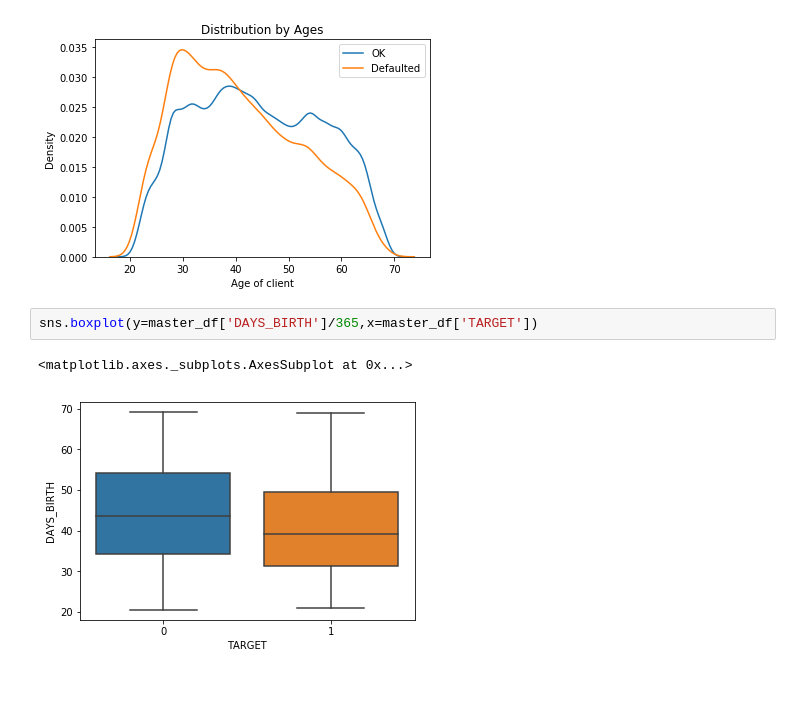
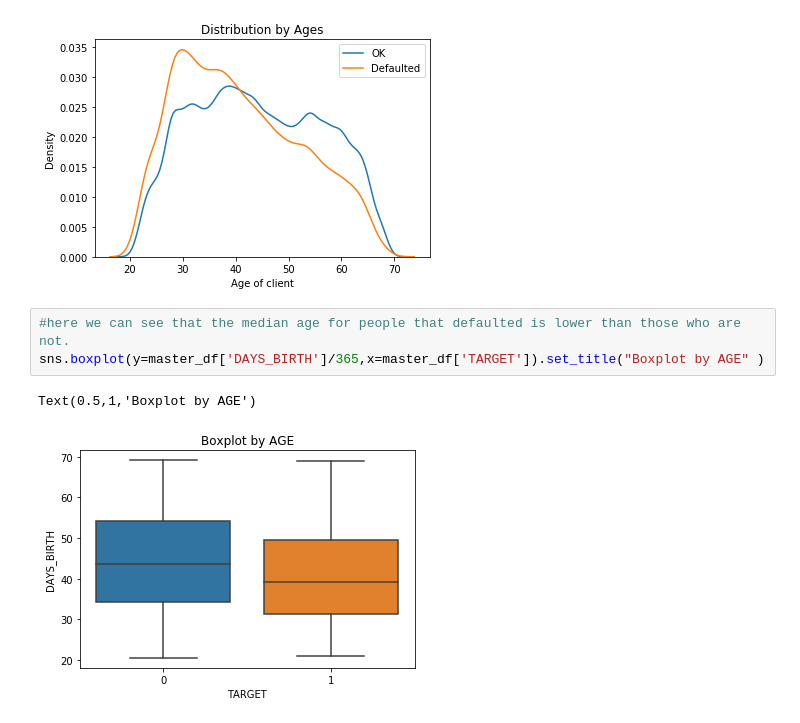
Before and after one commit to Naihan/TCDS, a Jupyter notebook: loans_for_submit.ipynb, the cells around one changed output. Drawn from its saved outputs; the diff is of its cells as text; blank space fills up the shorter version.

```diff
--- a/loans_for_submit.ipynb
+++ b/loans_for_submit.ipynb
@@ -206,8 +284,9 @@ sns.kdeplot(master_df.loc[master_df['TARGET'] == 1, 'DAYS_BIRTH'] / 365, label =
 plt.xlabel('Age of client'); plt.ylabel('Density'); plt.title('Distribution by Ages');
 # %% [output]
 [figure]
-# %%
-sns.boxplot(y=master_df['DAYS_BIRTH']/365,x=master_df['TARGET'])
-# %% [output]
-<matplotlib.axes._subplots.AxesSubplot at 0x...>
-[figure, removed]
+# %%
+#here we can see that the median age for people that defaulted is lower than those who are not.
+sns.boxplot(y=master_df['DAYS_BIRTH']/365,x=master_df['TARGET']).set_title("Boxplot by AGE" )
+# %% [output]
+Text(0.5,1,'Boxplot by AGE')
+[figure, added]
```
Also changed, not shown: parts of 14 cells of this notebook.
